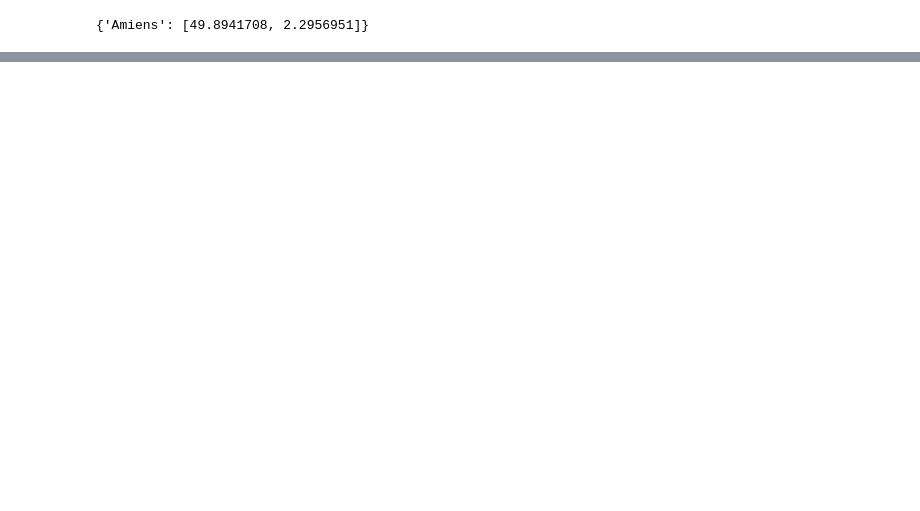
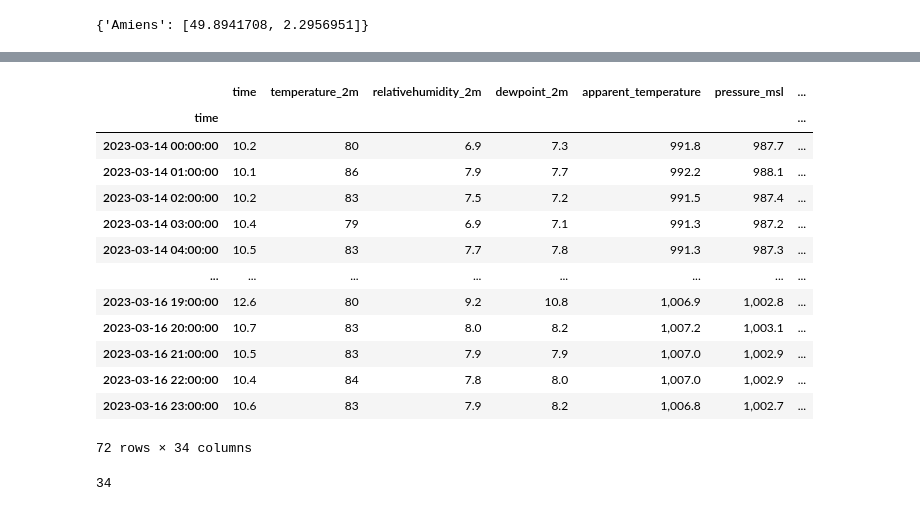
Before and after one commit to sudomarcel/electroprophet, a Jupyter notebook: notebooks/Jonathan_notebook_weatherforecast.ipynb, the cells around one changed output, grey strips where cells are left out. Cells and saved outputs as stored; diff of their text form; code cells hidden in the pictures; blank space fills up the shorter version.

```diff
--- a/notebooks/Jonathan_notebook_weatherforecast.ipynb
+++ b/notebooks/Jonathan_notebook_weatherforecast.ipynb
@@ -73,13 +73,13 @@ class WeatherForecast:
                       'precipitation','rain','snowfall','cloudcover',
                       'cloudcover_low','cloudcover_mid','cloudcover_high',
                       'shortwave_radiation','direct_radiation','direct_normal_irradiance',
-                      'diffuse_radiation','windspeed_10m','windspeed_100m',
-                      'winddirection_10m','winddirection_100m','windgusts_10m',
+                      'diffuse_radiation','windspeed_10m','windspeed_120m',
+                      'winddirection_10m','winddirection_120m','windgusts_10m',
                       'et0_fao_evapotranspiration','weathercode','vapor_pressure_deficit',
-                      'soil_temperature_0_to_7cm','soil_temperature_7_to_28cm',
-                      'soil_temperature_28_to_100cm','soil_temperature_100_to_255cm',
-                      'soil_moisture_0_to_7cm','soil_moisture_7_to_28cm',
-                      'soil_moisture_28_to_100cm','soil_moisture_100_to_255cm']
+                      'soil_temperature_0cm','soil_temperature_6cm',
+                      'soil_temperature_18cm','soil_temperature_54cm',
+                      'soil_moisture_0_1cm','soil_moisture_1_3cm',
+                      'soil_moisture_3_9cm','soil_moisture_9_27cm', 'soil_moisture_27_81cm']
 
         # Then we compute the dates used to get the weather forecast data
 
@@ -93,7 +93,6 @@ class WeatherForecast:
         coordinates = self.get_city_lonlan()
 
         #create an empty dataframe
-        weather_forecast_df_full = pd.DataFrame(columns=weather_params)
         # cities = []
 
         #create a dataframe with weather params for the selected city and store it
@@ -108,6 +107,7 @@ class WeatherForecast:
                                         'forecast_days' : self.days,
                                         'hourly': weather_params,
                                         'timezone': 'auto'}).json()
+
         weather_forecast_df = pd.DataFrame(weather_forecast_response['hourly'], columns = ['time'] + weather_params)
         weather_forecast_df['time'] = pd.to_datetime(weather_forecast_df['time'], format='%Y-%m-%d')
         weather_forecast_df = weather_forecast_df.set_index('time')
@@ -115,7 +115,27 @@ class WeatherForecast:
         # Format float to 1 decimal, sum the 3 tables and return the average
         pd.options.display.float_format = "{:,.1f}".format
 
-        return weather_forecast_df_full
+
+        return weather_forecast_df
+
+    def rename_columns(self):
+        weather_df_old_columns_names = self.get_weather_forecast()
+
+        weather_params_history_data = ["time",'temperature_2m','relativehumidity_2m','dewpoint_2m',
+                      'apparent_temperature','pressure_msl','surface_pressure',
+                      'precipitation','rain','snowfall','cloudcover',
+                      'cloudcover_low','cloudcover_mid','cloudcover_high',
+                      'shortwave_radiation','direct_radiation','direct_normal_irradiance',
+                      'diffuse_radiation','windspeed_10m','windspeed_100m',
+                      'winddirection_10m','winddirection_100m','windgusts_10m',
+                      'et0_fao_evapotranspiration','weathercode','vapor_pressure_deficit',
+                      'soil_temperature_0_to_7cm','soil_temperature_7_to_28cm',
+                      'soil_temperature_28_to_100cm','soil_temperature_100_to_255cm',
+                      'soil_moisture_0_to_7cm','soil_moisture_7_to_28cm',
+                      'soil_moisture_28_to_100cm','soil_moisture_100_to_255cm']
+
+        weather_df_old_columns_names.columns = weather_params_history_data
+        return weather_df_old_columns_names
 # %%
 forecast = WeatherForecast(city="Amiens", days=3)
 # %%
@@ -128,0 +162,17 @@ KeyError: 'hourly'
+# %%
+forecast.rename_columns()
+# %% [output]
+|  | time | temperature_2m | relativehumidity_2m | dewpoint_2m | apparent_temperature | pressure_msl | ... |
+| time |  |  |  |  |  |  | ... |
+| 2023-03-14 00:00:00 | 10.2 | 80 | 6.9 | 7.3 | 991.8 | 987.7 | ... |
+| 2023-03-14 01:00:00 | 10.1 | 86 | 7.9 | 7.7 | 992.2 | 988.1 | ... |
+| 2023-03-14 02:00:00 | 10.2 | 83 | 7.5 | 7.2 | 991.5 | 987.4 | ... |
+| 2023-03-14 03:00:00 | 10.4 | 79 | 6.9 | 7.1 | 991.3 | 987.2 | ... |
+| 2023-03-14 04:00:00 | 10.5 | 83 | 7.7 | 7.8 | 991.3 | 987.3 | ... |
+| ... | ... | ... | ... | ... | ... | ... | ... |
+| 2023-03-16 19:00:00 | 12.6 | 80 | 9.2 | 10.8 | 1,006.9 | 1,002.8 | ... |
+| 2023-03-16 20:00:00 | 10.7 | 83 | 8.0 | 8.2 | 1,007.2 | 1,003.1 | ... |
+| 2023-03-16 21:00:00 | 10.5 | 83 | 7.9 | 7.9 | 1,007.0 | 1,002.9 | ... |
+| 2023-03-16 22:00:00 | 10.4 | 84 | 7.8 | 8.0 | 1,007.0 | 1,002.9 | ... |
+| 2023-03-16 23:00:00 | 10.6 | 83 | 7.9 | 8.2 | 1,006.8 | 1,002.7 | ... |
+72 rows × 34 columns
@@ -128,0 +192,4 @@ KeyError: 'hourly'
+# %%
+len(weather_params_history_data)
+# %% [output]
+34
```
Also changed, not shown: parts of 2 cells of this notebook.
